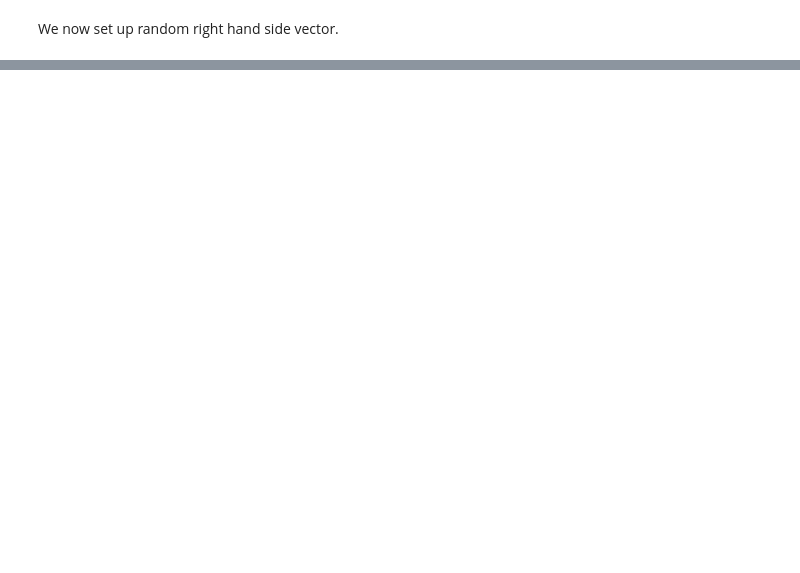
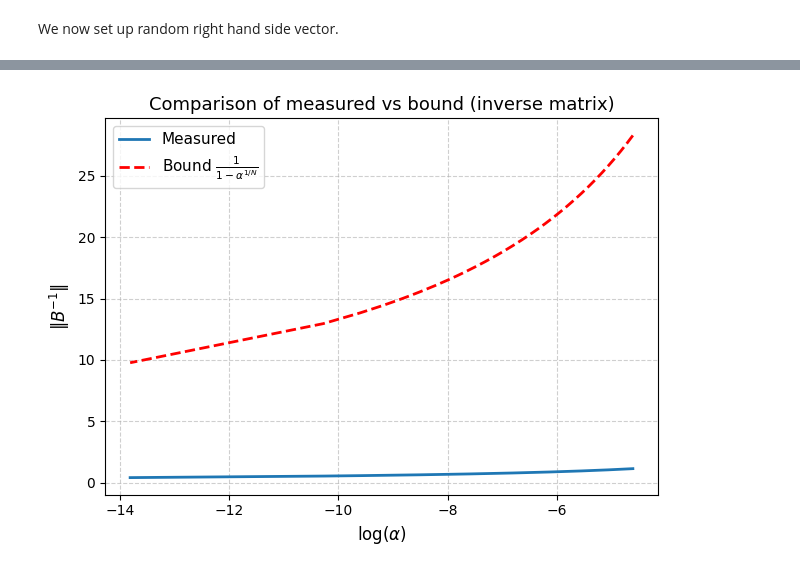
Before and after one commit to matthew92647/UROP-Inner-Solve-Convergence-for-ParaDiag-Schemes, a Jupyter notebook: diagonalisation_error.ipynb, the cells around one changed output, grey strips where cells are left out. Drawn from its saved outputs; the diff is of its cells as text; code cells hidden in the pictures; blank space fills up the shorter version.

```diff
--- a/diagonalisation_error.ipynb
+++ b/diagonalisation_error.ipynb
@@ -370,0 +470,19 @@ Mean ratio: 262.43581207596674
+# %%
+theory_b_inv = 1/(1 - np.array(alpha_range)**(1/nt))
+
+fig, ax = plt.subplots()
+ax.plot(np.log(alpha_range)[:], b_invs[:], label="Measured", lw=2)
+ax.plot(np.log(alpha_range)[:], theory_b_inv[:], 'r--', label=r"Bound $\frac{1}{1-\alpha^{1/N}}$", lw=2)
+
+ax.set_xlabel(r"$\log(\alpha)$", fontsize=12)
+ax.set_ylabel(r"$\|B^{-1}\|$", fontsize=12)
+ax.set_title("Comparison of measured vs bound (inverse matrix)", fontsize=13)
+
+# Grid, legend, and nice ticks
+ax.grid(True, which="both", linestyle="--", alpha=0.6)
+ax.legend(fontsize=11)
+
+plt.tight_layout()
+plt.show()
+# %% [output]
+[figure, added]
```
Also changed, not shown: parts of 28 cells of this notebook, 5 other files.
